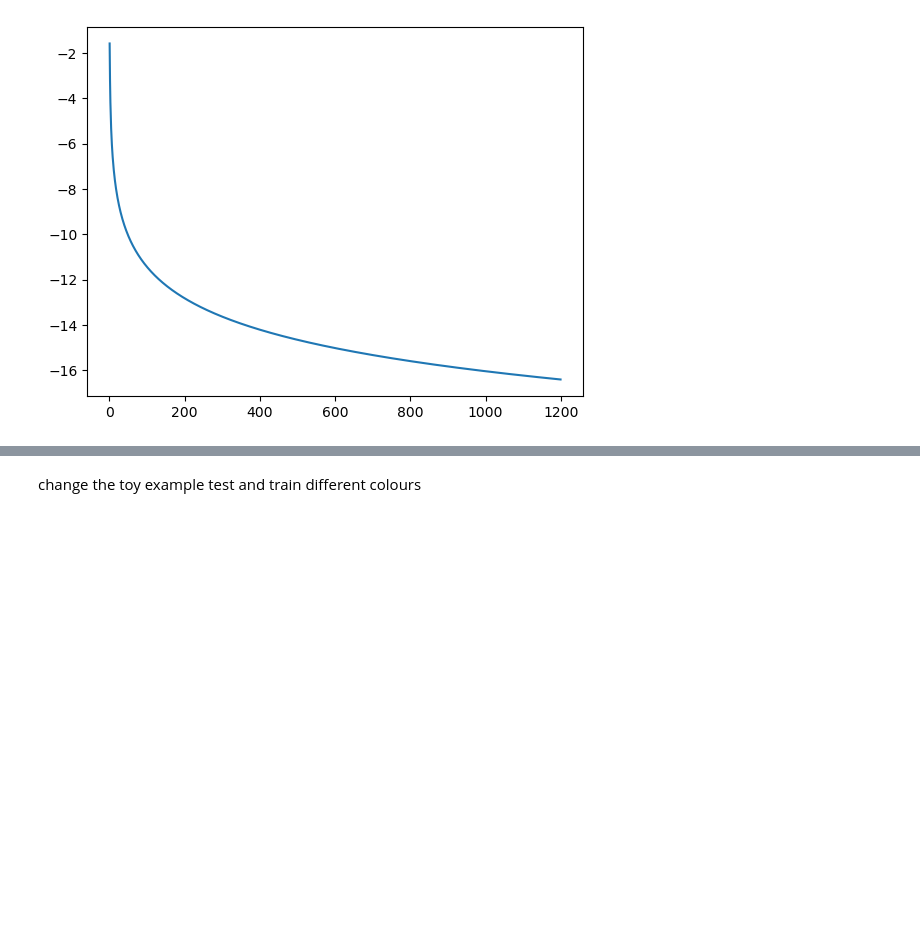
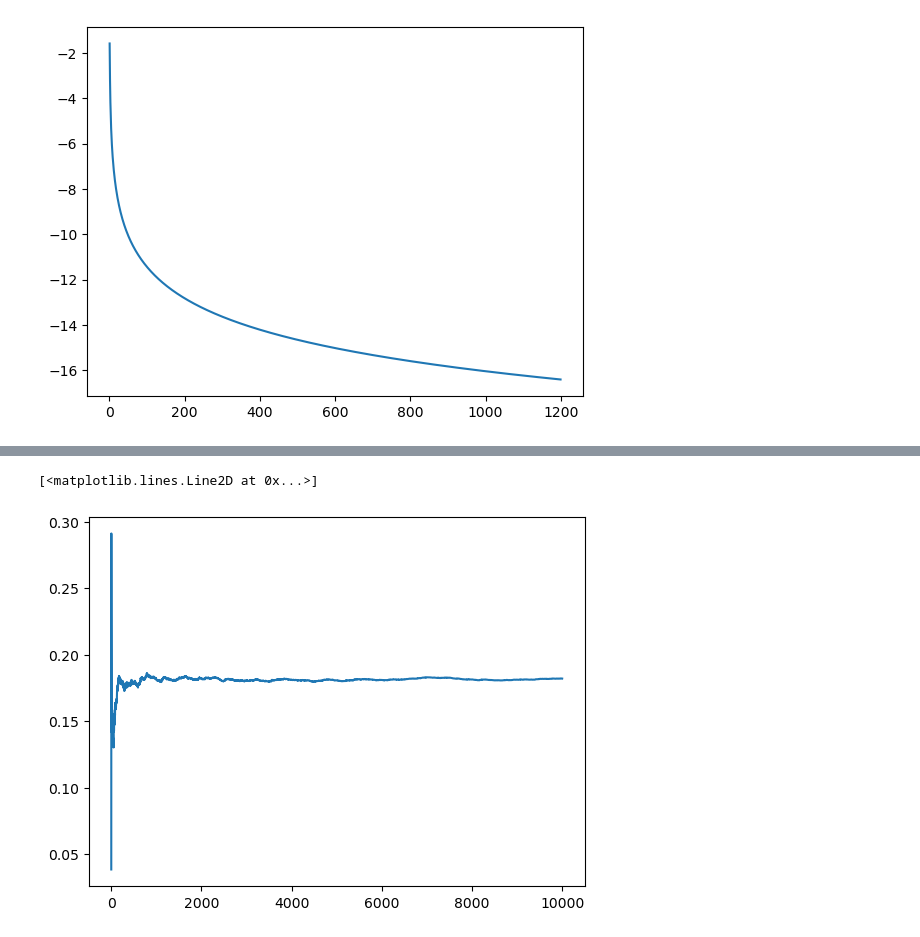
Before and after one commit to mkomod/vi-per, a Jupyter notebook: notebooks/aymptotics.ipynb, the cells around one changed output, grey strips where cells are left out. Saved outputs shown, nothing was run; the diff lists cells and outputs as text; code cells hidden in the pictures; blank space fills up the shorter version.

```diff
--- a/notebooks/aymptotics.ipynb
+++ b/notebooks/aymptotics.ipynb
@@ -44,3 +44,14 @@ NameError: name 'plt' is not defined
-# %% [markdown]
-change the toy example
-test and train different colours
+# %%
+def mc(n, m, s):
+    samp = torch.randn(n, dtype=torch.double) * s + m
+    return torch.log1p(torch.exp(-samp))
+# %%
+def cumnean(x):
+    return torch.cumsum(x, dim=0) / torch.arange(1, len(x) + 1, dtype=torch.double)
+# %%
+# rate
+mc_res = cumnean(mc(10000, m, s))
+plt.plot(mc_res.numpy())
+# %% [output]
+[<matplotlib.lines.Line2D at 0x...>]
+[figure, added]
```
Also changed, not shown: parts of 4 cells of this notebook, 2 other files.
